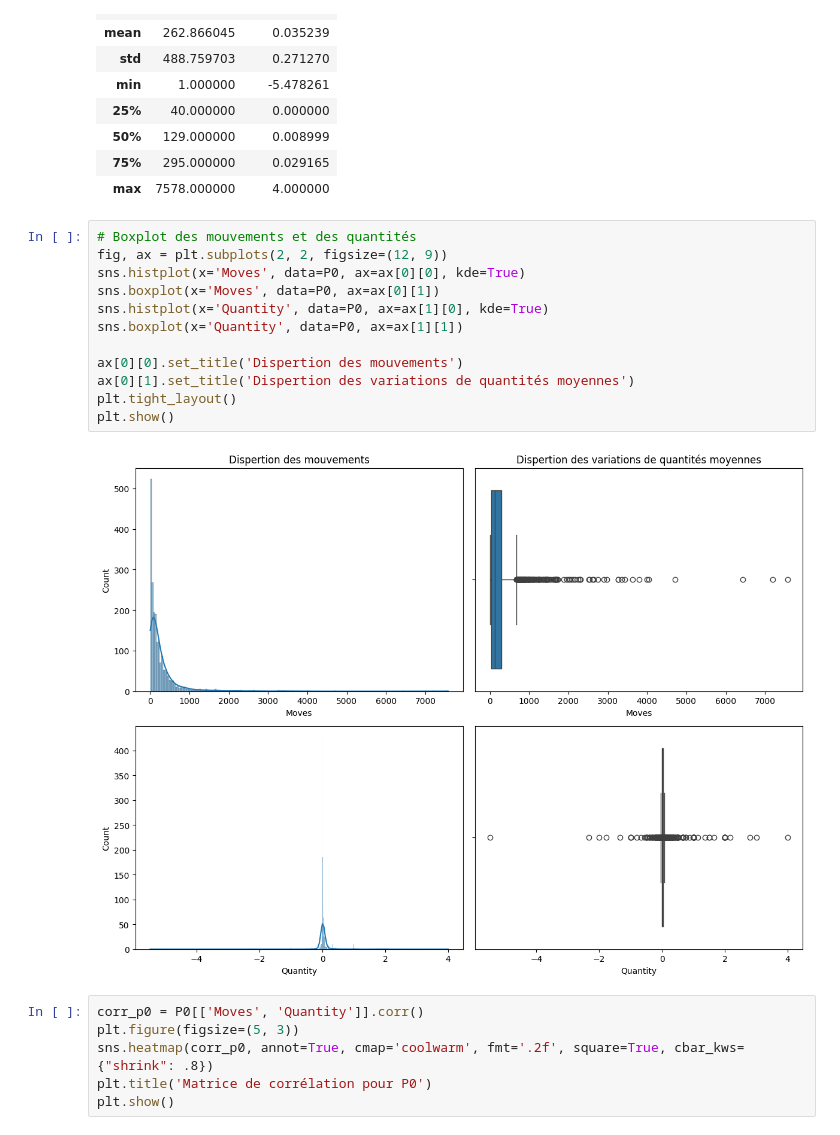
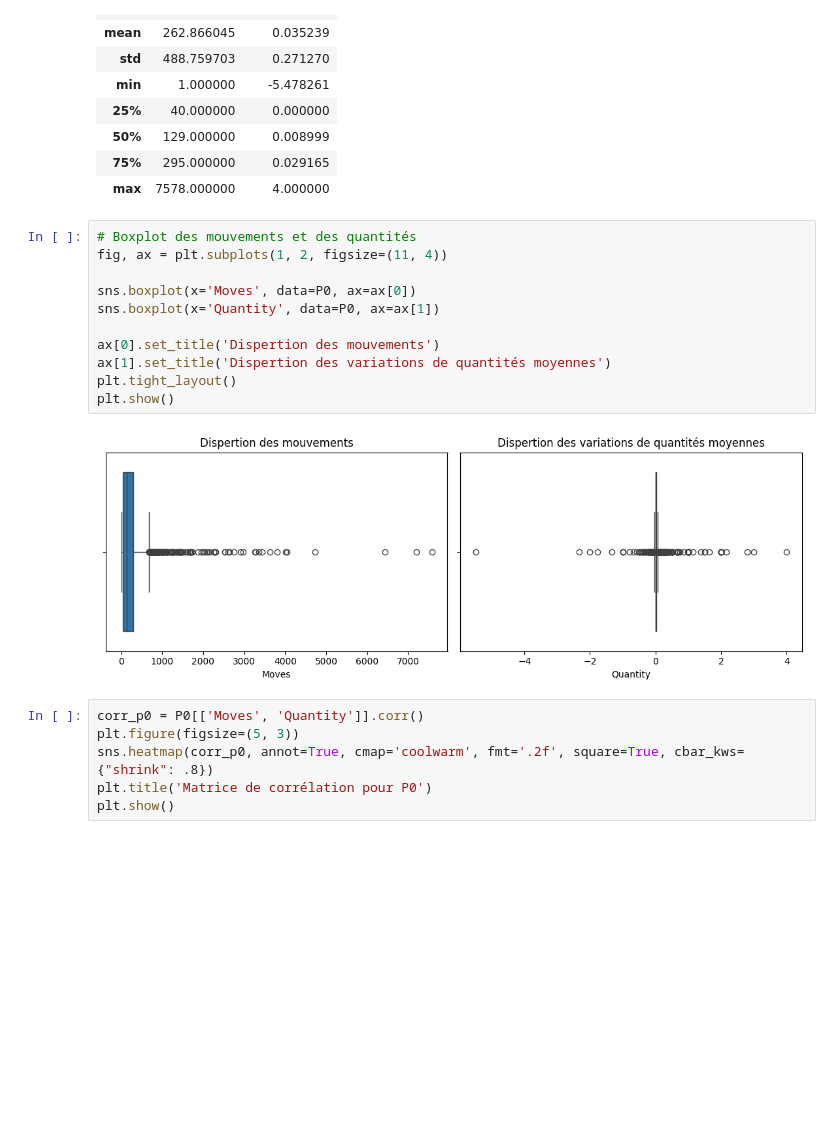
Before and after one commit to Fenokely/projetia_iasm1, a Jupyter notebook: notebooks/surstock_analysis.ipynb, the cells around one changed output. Drawn from its saved outputs; the diff is of its cells as text; blank space fills up the shorter version.

```diff
--- a/notebooks/surstock_analysis.ipynb
+++ b/notebooks/surstock_analysis.ipynb
@@ -303,18 +301,17 @@ P0[['Moves', 'Quantity']].describe()
 | max | 7578.000000 | 4.000000 |
 # %%
 # Boxplot des mouvements et des quantités
-fig, ax = plt.subplots(2, 2, figsize=(12, 9))
-sns.histplot(x='Moves', data=P0, ax=ax[0][0], kde=True)
-sns.boxplot(x='Moves', data=P0, ax=ax[0][1])
-sns.histplot(x='Quantity', data=P0, ax=ax[1][0], kde=True)
-sns.boxplot(x='Quantity', data=P0, ax=ax[1][1])
+fig, ax = plt.subplots(1, 2, figsize=(11, 4))
 
-ax[0][0].set_title('Dispertion des mouvements')
-ax[0][1].set_title('Dispertion des variations de quantités moyennes')
+sns.boxplot(x='Moves', data=P0, ax=ax[0])
+sns.boxplot(x='Quantity', data=P0, ax=ax[1])
+
+ax[0].set_title('Dispertion des mouvements')
+ax[1].set_title('Dispertion des variations de quantités moyennes')
 plt.tight_layout()
 plt.show()
 # %% [output]
-[figure, old version]
+[figure, new version]
 # %%
 corr_p0 = P0[['Moves', 'Quantity']].corr()
 plt.figure(figsize=(5, 3))
```
Also changed, not shown: parts of 9 cells of this notebook.
